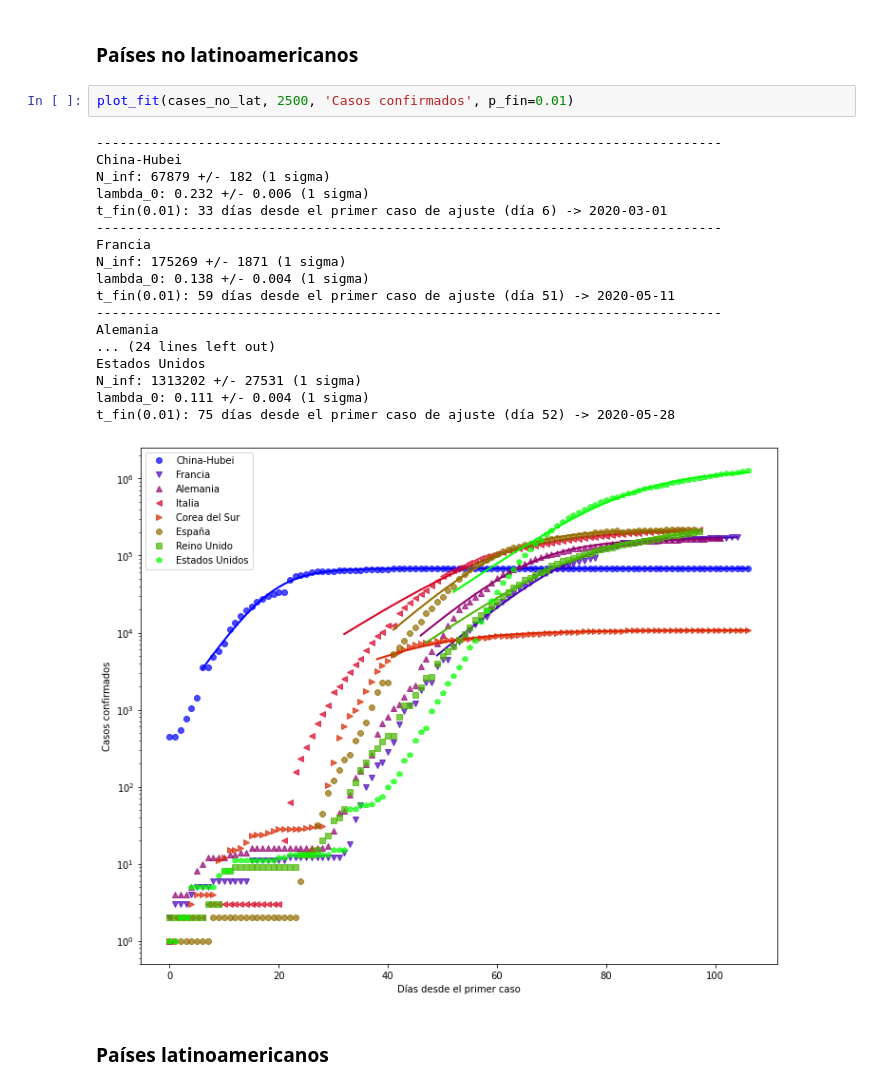
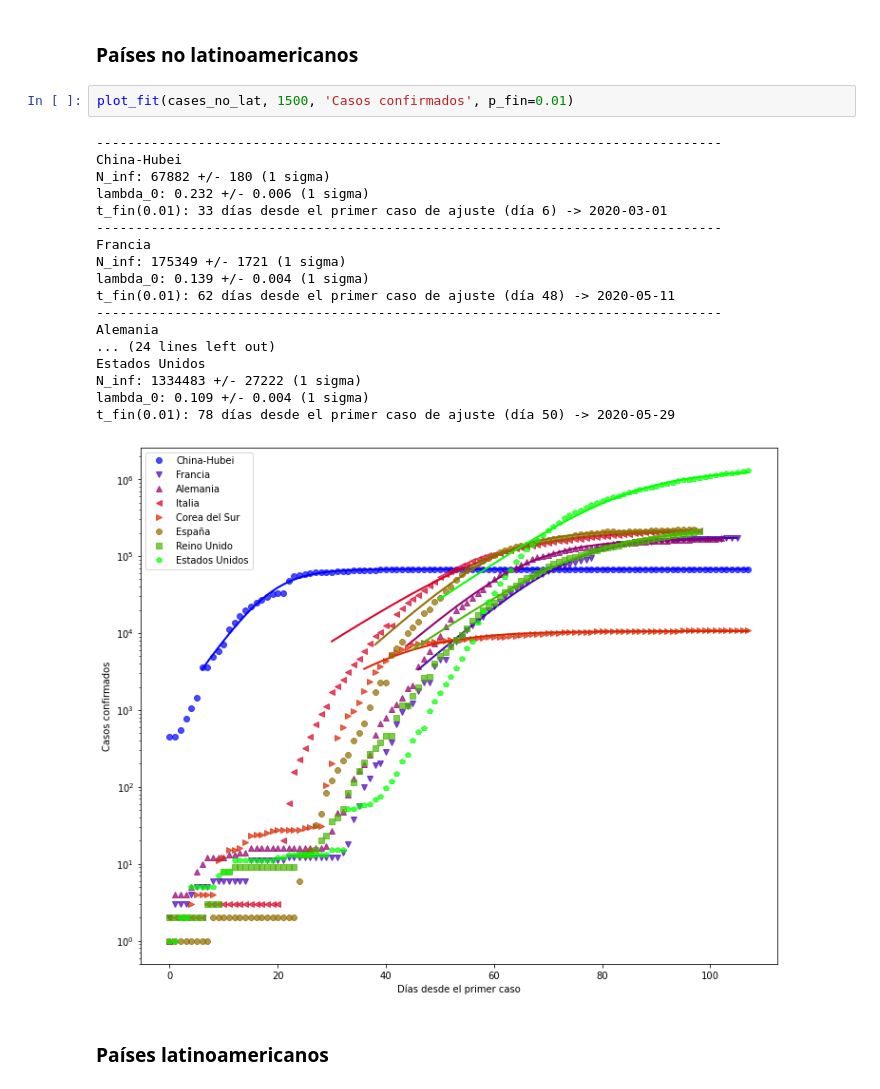
Before and after one commit to manuxch/logistic-covid19, a Jupyter notebook: Logistic_model_COVID-19.ipynb, the cells around one changed output. Saved outputs shown, nothing was run; the diff lists cells and outputs as text.

```diff
--- a/Logistic_model_COVID-19.ipynb
+++ b/Logistic_model_COVID-19.ipynb
@@ -180,26 +180,26 @@ El número de casos confirmados se obtiene a partir de los test que se le realiz
 # %% [markdown]
 ### Países no latinoamericanos
 # %%
-plot_fit(cases_no_lat, 2500, 'Casos confirmados', p_fin=0.01)
+plot_fit(cases_no_lat, 1500, 'Casos confirmados', p_fin=0.01)
 # %% [output]
 --------------------------------------------------------------------------------
 China-Hubei
-N_inf: 67879 +/- 182 (1 sigma)
+N_inf: 67882 +/- 180 (1 sigma)
 lambda_0: 0.232 +/- 0.006 (1 sigma)
 t_fin(0.01): 33 días desde el primer caso de ajuste (día 6) -> 2020-03-01
 --------------------------------------------------------------------------------
 Francia
-N_inf: 175269 +/- 1871 (1 sigma)
-lambda_0: 0.138 +/- 0.004 (1 sigma)
-t_fin(0.01): 59 días desde el primer caso de ajuste (día 51) -> 2020-05-11
+N_inf: 175349 +/- 1721 (1 sigma)
+lambda_0: 0.139 +/- 0.004 (1 sigma)
+t_fin(0.01): 62 días desde el primer caso de ajuste (día 48) -> 2020-05-11
 --------------------------------------------------------------------------------
 Alemania
 ... (24 lines left out)
 Estados Unidos
-N_inf: 1313202 +/- 27531 (1 sigma)
-lambda_0: 0.111 +/- 0.004 (1 sigma)
-t_fin(0.01): 75 días desde el primer caso de ajuste (día 52) -> 2020-05-28
+N_inf: 1334483 +/- 27222 (1 sigma)
+lambda_0: 0.109 +/- 0.004 (1 sigma)
+t_fin(0.01): 78 días desde el primer caso de ajuste (día 50) -> 2020-05-29
-[figure, old version]
+[figure, new version]
 # %% [markdown]
 ### Países latinoamericanos
 # %%
```
Also changed, not shown: parts of 8 cells of this notebook.
